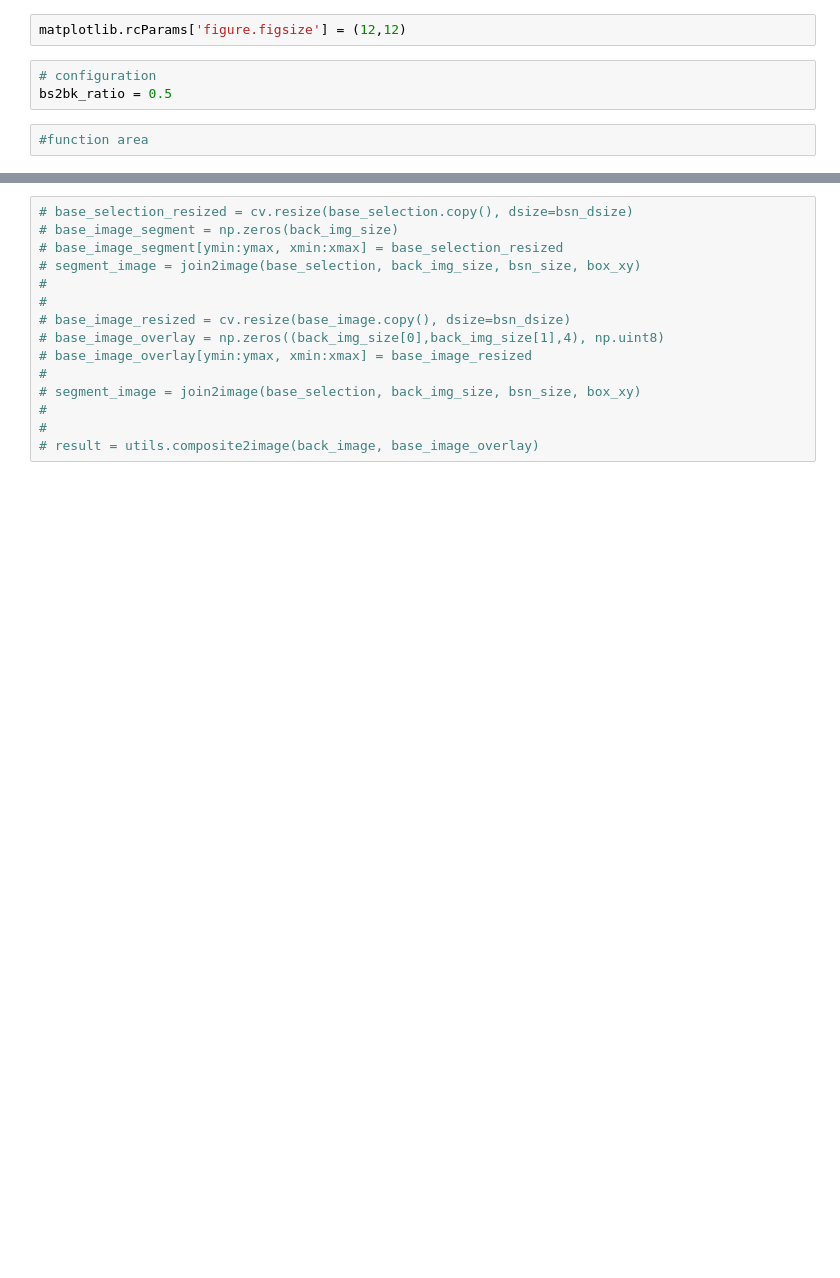
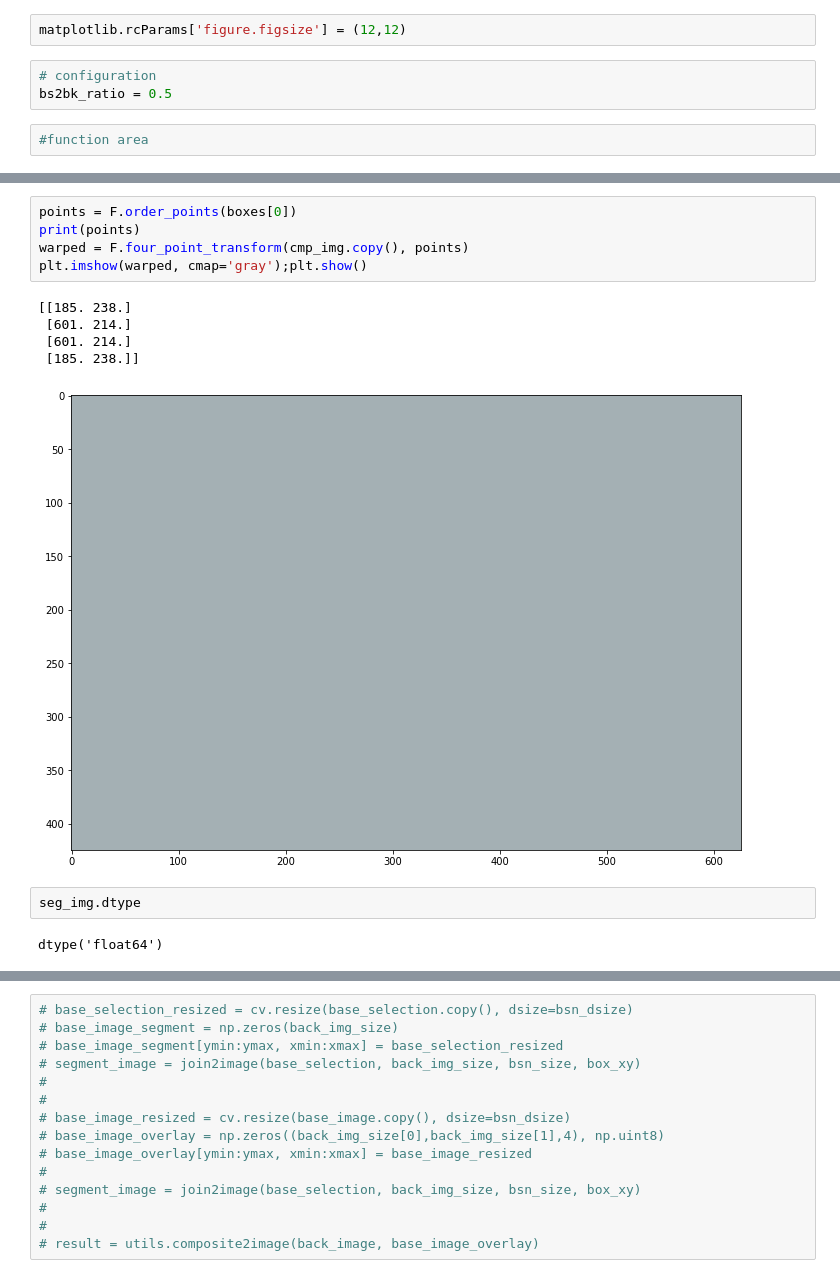
Before and after one commit to nunenuh/idcard_datagen, a Jupyter notebook: notebook/explore.ipynb, the cells around one changed output, grey strips where cells are left out. Drawn from its saved outputs; the diff is of its cells as text; blank space fills up the shorter version.

```diff
--- a/notebook/explore.ipynb
+++ b/notebook/explore.ipynb
@@ -30,0 +69,15 @@ base_segment = utils.image_selection(base_image, val=0)
+# %%
+points = F.order_points(boxes[0])
+print(points)
+warped = F.four_point_transform(cmp_img.copy(), points)
+plt.imshow(warped, cmap='gray');plt.show()
+# %% [output]
+[[185. 238.]
+ [601. 214.]
+ [601. 214.]
+ [185. 238.]]
+[figure, added]
+# %%
+seg_img.dtype
+# %% [output]
+dtype('float64')
```
Also changed, not shown: parts of 12 cells of this notebook, 9 other files.
